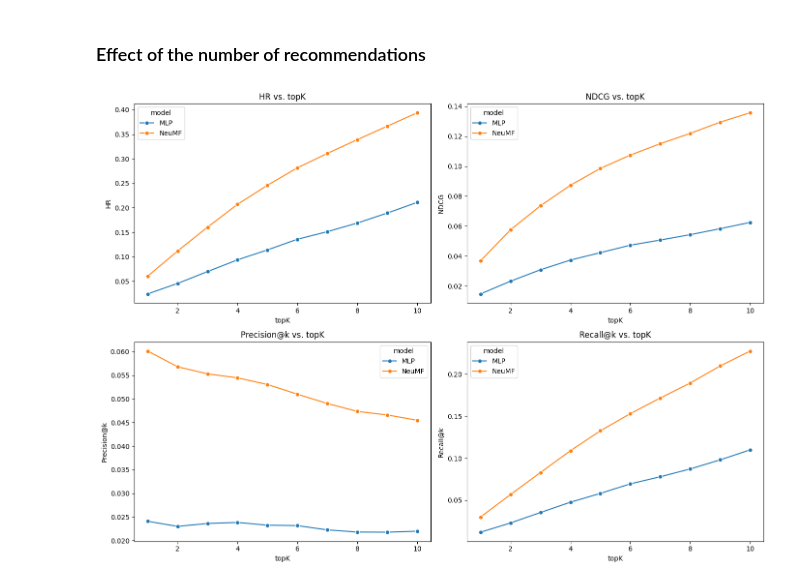
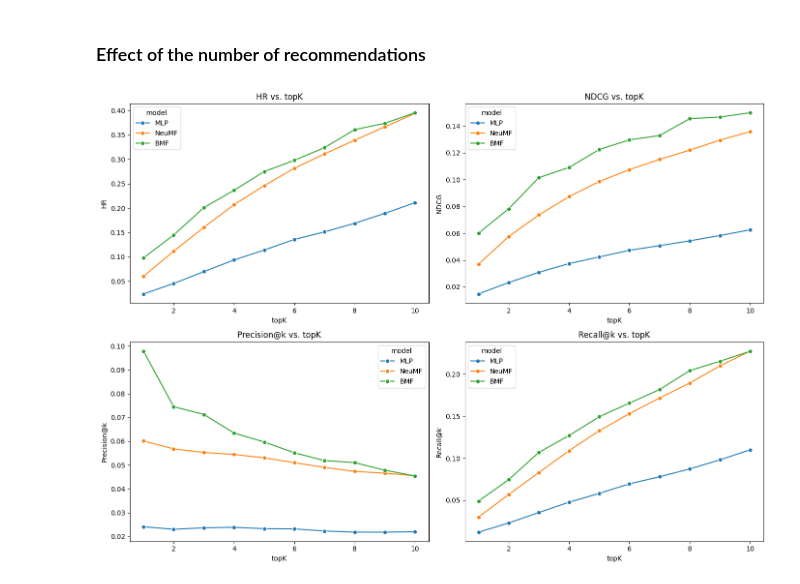
Before and after one commit to arazig/Advanced-ML-project, a Jupyter notebook: (5)_Experiments.ipynb, the cells around one changed output. Drawn from its saved outputs; the diff is of its cells as text; code cells hidden in the pictures.

Commit message:
final plot

```diff
--- a/(5)_Experiments.ipynb
+++ b/(5)_Experiments.ipynb
@@ -171,7 +171,12 @@ with open('metrics_mlp.json', 'r') as f1:
 with open('metrics_neumf.json', 'r') as f2:
     data_model2 = json.load(f2)
 
+with open('metrics_results.json', 'r') as f3:
+    data_model3 = json.load(f3)
+
+
 topK_values = list(range(1, 11))
+
 
 # Metrics of MLP
 best_hr_mlp = data_model1['best_hr_mlp']
@@ -185,6 +190,20 @@ best_ndcg_model2 = data_model2['best_ndcg']
 best_p_model2 = data_model2['best_p']
 best_r_model2 = data_model2['best_r']
 
+# Metrics of BMF
+best_hr_bmf = []
+best_ndcg_bmf = []
+best_p_bmf = []
+best_r_bmf = []
+
+for k in range(1, 11):
+    k_str = str(k)
+    best_hr_bmf.append(data_model3[k_str]["HR"])
+    best_ndcg_bmf.append(data_model3[k_str]["NDCG"])
+    best_p_bmf.append(data_model3[k_str]["precision"])
+    best_r_bmf.append(data_model3[k_str]["recall"])
+
+
 df_hr_model1 = pd.DataFrame({'topK': topK_values, 'HR': best_hr_mlp, 'model': 'MLP'})
 df_ndcg_model1 = pd.DataFrame({'topK': topK_values, 'NDCG': best_ndcg_mlp, 'model': 'MLP'})
 df_p_model1 = pd.DataFrame({'topK': topK_values, 'Precision@k': best_p_mlp, 'model': 'MLP'})
@@ -194,41 +213,47 @@ df_hr_model2 = pd.DataFrame({'topK': topK_values, 'HR': best_hr_model2, 'model':
 df_ndcg_model2 = pd.DataFrame({'topK': topK_values, 'NDCG': best_ndcg_model2, 'model': 'NeuMF'})
 df_p_model2 = pd.DataFrame({'topK': topK_values, 'Precision@k': best_p_model2, 'model': 'NeuMF'})
 df_r_model2 = pd.DataFrame({'topK': topK_values, 'Recall@k': best_r_model2, 'model': 'NeuMF'})
 
-df_combined_hr = pd.concat([df_hr_model1, df_hr_model2])
-df_combined_ndcg = pd.concat([df_ndcg_model1, df_ndcg_model2])
-df_combined_p = pd.concat([df_p_model1, df_p_model2])
-df_combined_r = pd.concat([df_r_model1, df_r_model2])
+df_hr_model3 = pd.DataFrame({'topK': topK_values, 'HR': best_hr_bmf, 'model': 'BMF'})
+df_ndcg_model3 = pd.DataFrame({'topK': topK_values, 'NDCG': best_ndcg_bmf, 'model': 'BMF'})
+df_p_model3 = pd.DataFrame({'topK': topK_values, 'Precision@k': best_p_bmf, 'model': 'BMF'})
+df_r_model3 = pd.DataFrame({'topK': topK_values, 'Recall@k': best_r_bmf, 'model': 'BMF'})
 
-# Plot the metrics
+
+df_combined_hr = pd.concat([df_hr_model1, df_hr_model2, df_hr_model3])
+df_combined_ndcg = pd.concat([df_ndcg_model1, df_ndcg_model2, df_ndcg_model3])
+df_combined_p = pd.concat([df_p_model1, df_p_model2, df_p_model3])
+df_combined_r = pd.concat([df_r_model1, df_r_model2, df_r_model3])
+
+
 fig, axes = plt.subplots(2, 2, figsize=(14, 10))
 
-# Plot HR
+# HR
 sns.lineplot(x='topK', y='HR', hue='model', data=df_combined_hr, ax=axes[0, 0], marker='o')
 axes[0, 0].set_title('HR vs. topK')
 axes[0, 0].set_xlabel('topK')
 axes[0, 0].set_ylabel('HR')
 
-# Plot NDCG
+# NDCG
 sns.lineplot(x='topK', y='NDCG', hue='model', data=df_combined_ndcg, ax=axes[0, 1], marker='o')
 axes[0, 1].set_title('NDCG vs. topK')
 axes[0, 1].set_xlabel('topK')
 axes[0, 1].set_ylabel('NDCG')
 
-# Plot Precision@k
+# Precision@k
 sns.lineplot(x='topK', y='Precision@k', hue='model', data=df_combined_p, ax=axes[1, 0], marker='o')
 axes[1, 0].set_title('Precision@k vs. topK')
 axes[1, 0].set_xlabel('topK')
 axes[1, 0].set_ylabel('Precision@k')
 
-# Plot Recall@k
+# Recall@k
 sns.lineplot(x='topK', y='Recall@k', hue='model', data=df_combined_r, ax=axes[1, 1], marker='o')
 axes[1, 1].set_title('Recall@k vs. topK')
 axes[1, 1].set_xlabel('topK')
 axes[1, 1].set_ylabel('Recall@k')
 
-# Adjust layout
+
 plt.tight_layout()
 plt.show()
 # %% [output]
-[figure, old version]
+[figure, new version]
```
